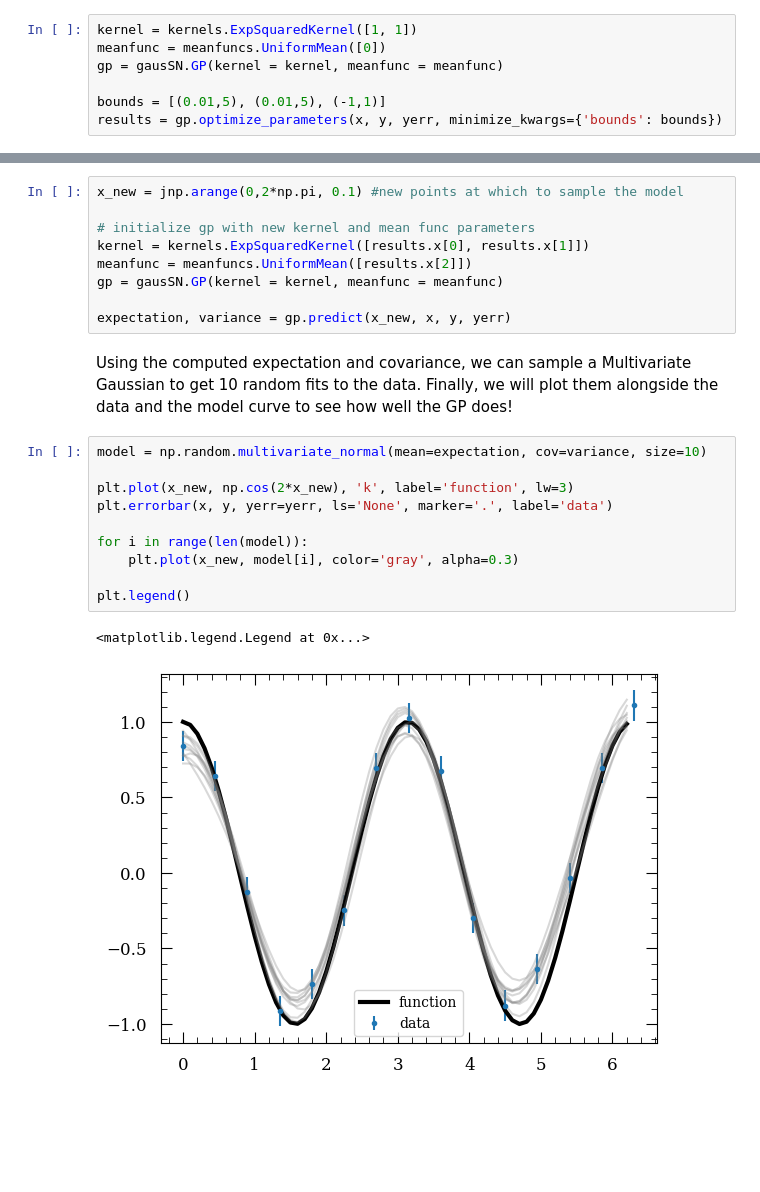
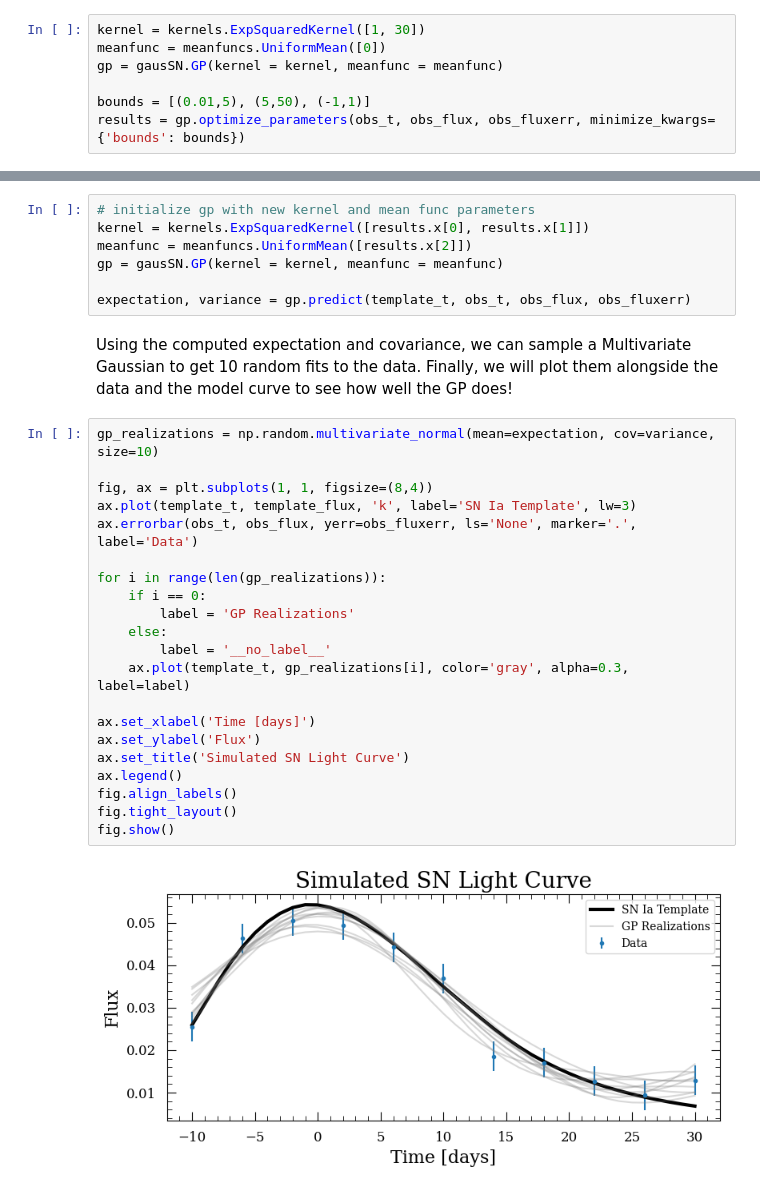
Before and after one commit to erinhay/GausSN, a Jupyter notebook: ipynb/getting_started.ipynb, the cells around one changed output, grey strips where cells are left out. Drawn from its saved outputs; the diff is of its cells as text; blank space fills up the shorter version.

```diff
--- a/ipynb/getting_started.ipynb
+++ b/ipynb/getting_started.ipynb
@@ -242,12 +256,12 @@ plt.legend()
 # %% [markdown]
 Now, we need to make a choice of kernel and mean function with an arbitrary guess for their parameters. Then, we can run $\texttt{gp.optimize}\_\texttt{parameters(x, y, yerr, bounds)}$ to retrieve the maximum likelihood parameters for the fit. These parameters are fitted for using scipy.optimize.minimize and a multivariate Gaussian log likelihood.
 # %%
-kernel = kernels.ExpSquaredKernel([1, 1])
+kernel = kernels.ExpSquaredKernel([1, 30])
 meanfunc = meanfuncs.UniformMean([0])
 gp = gausSN.GP(kernel = kernel, meanfunc = meanfunc)
 
-bounds = [(0.01,5), (0.01,5), (-1,1)]
-results = gp.optimize_parameters(x, y, yerr, minimize_kwargs={'bounds': bounds})
+bounds = [(0.01,5), (5,50), (-1,1)]
+results = gp.optimize_parameters(obs_t, obs_flux, obs_fluxerr, minimize_kwargs={'bounds': bounds})
 # %%
 #see updated kernel and mean func parameters
 print(f"A: {results.x[0]}\ntau: {results.x[1]}\nc: {results.x[2]}")
@@ -258,26 +272,34 @@ c: 0.13517366803564193
 # %% [markdown]
 Now we need to create a list of points at which we want to sample the model, x_new, and fit the model at those points given the original data (x, y, yerr).
 # %%
-x_new = jnp.arange(0,2*np.pi, 0.1) #new points at which to sample the model
-
 # initialize gp with new kernel and mean func parameters
 kernel = kernels.ExpSquaredKernel([results.x[0], results.x[1]])
 meanfunc = meanfuncs.UniformMean([results.x[2]])
 gp = gausSN.GP(kernel = kernel, meanfunc = meanfunc)
 
-expectation, variance = gp.predict(x_new, x, y, yerr)
+expectation, variance = gp.predict(template_t, obs_t, obs_flux, obs_fluxerr)
 # %% [markdown]
 Using the computed expectation and covariance, we can sample a Multivariate Gaussian to get 10 random fits to the data. Finally, we will plot them alongside the data and the model curve to see how well the GP does!
 # %%
-model = np.random.multivariate_normal(mean=expectation, cov=variance, size=10)
+gp_realizations = np.random.multivariate_normal(mean=expectation, cov=variance, size=10)
 
-plt.plot(x_new, np.cos(2*x_new), 'k', label='function', lw=3)
-plt.errorbar(x, y, yerr=yerr, ls='None', marker='.', label='data')
+fig, ax = plt.subplots(1, 1, figsize=(8,4))
+ax.plot(template_t, template_flux, 'k', label='SN Ia Template', lw=3)
+ax.errorbar(obs_t, obs_flux, yerr=obs_fluxerr, ls='None', marker='.', label='Data')
 
-for i in range(len(model)):
-    plt.plot(x_new, model[i], color='gray', alpha=0.3)
+for i in range(len(gp_realizations)):
+    if i == 0:
+        label = 'GP Realizations'
+    else:
+        label = '__no_label__'
+    ax.plot(template_t, gp_realizations[i], color='gray', alpha=0.3, label=label)
 
-plt.legend()
+ax.set_xlabel('Time [days]')
+ax.set_ylabel('Flux')
+ax.set_title('Simulated SN Light Curve')
+ax.legend()
+fig.align_labels()
+fig.tight_layout()
+fig.show()
 # %% [output]
-<matplotlib.legend.Legend at 0x...>
-[figure, old version]
+[figure, new version]
```
Also changed, not shown: parts of 8 cells of this notebook.
